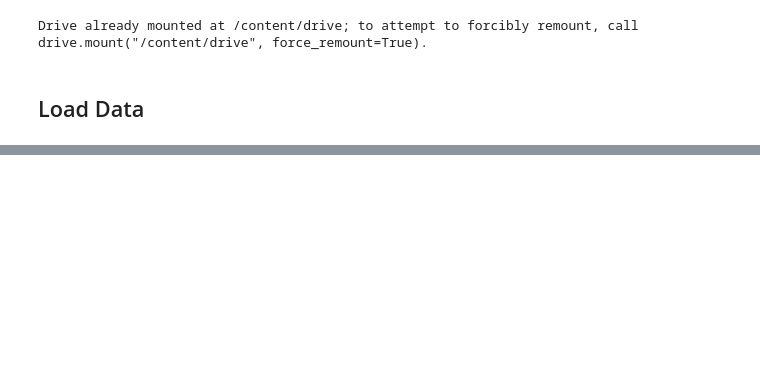
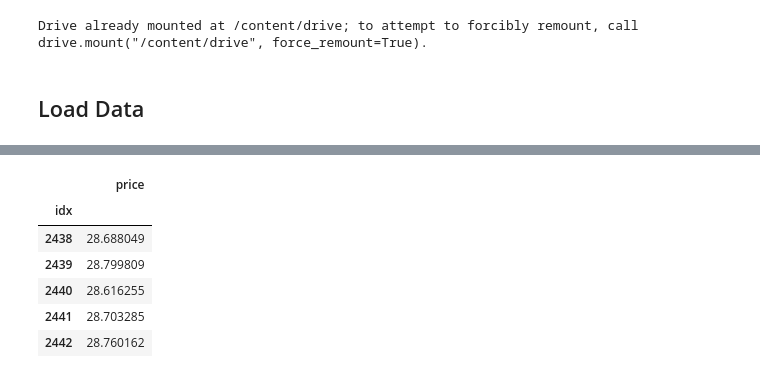
Before and after one commit to kconstable/market_predictions, a Jupyter notebook: data_preprocessing.ipynb, the cells around one changed output, grey strips where cells are left out. Saved outputs shown, nothing was run; the diff lists cells and outputs as text; code cells hidden in the pictures; blank space fills up the shorter version.

```diff
--- a/data_preprocessing.ipynb
+++ b/data_preprocessing.ipynb
@@ -19,5 +25,5 @@ Drive already mounted at /content/drive; to attempt to forcibly remount, call dr
 # %% [markdown]
 ## Load Data
 # %%
-# df = pd.read_pickle('/content/drive/MyDrive/Colab Notebooks/data/market_data_full.pickle')
-df = pd.read_pickle('/content/drive/MyDrive/Colab Notebooks/data/market_data_compact.pickle')
+df = pd.read_pickle('/content/drive/MyDrive/Colab Notebooks/data/market_data_full.pickle')
+# df = pd.read_pickle('/content/drive/MyDrive/Colab Notebooks/data/market_data_compact.pickle')
@@ -174,0 +421,15 @@ The last value in the training batch should match the first value in the predict
+# %%
+np.random.seed(seed)
+model = create_lstm_model(config,x_train)
+
+history = model.fit(x_train,
+                    y_train,
+                    batch_size=config['train']['batch_size'],
+                    epochs=config['train']['epochs'],
+                    callbacks = [config['train']['early_stop']],
+                    validation_split =0.10,
+                    verbose = 0
+                    )
+
+calculate_performance(x_test,y_test,model,scaler)
+plot_training_metrics(history)
@@ -174,0 +455,62 @@ The last value in the training batch should match the first value in the predict
+# %%
+
+# Plot train+test+predict
+# test numbers don't line up
+#=> check create paritions to see why the number of records don't match
+
+
+# train data
+train_unscaled = scaler.inverse_transform(train_x)
+df_train=pd.DataFrame(train_unscaled[:,idx_close])
+df_train.columns=['price']
+print(df_train.shape)
+
+
+# test data
+test_unscaled = scaler.inverse_transform(test_x)
+df_test = pd.DataFrame(test_unscaled[:,idx_close])
+df_test.columns = ['price']
+
+
+# reindex the the test set to start from the train set
+idx_last_train = df_train.shape[0]
+idx_last_test = df_test.shape[0]
+idx_rng = list(range(idx_last_train,idx_last_train + idx_last_test))
+
+df_test['idx'] = idx_rng
+df_test.set_index('idx',drop=True,inplace=True)
+print(df_test.shape)
+
+
+
+# get the predictions
+y_pred = model.predict(x_test)
+
+# convert units back to the original scale
+y_pred_unscaled = scaler.inverse_transform(y_pred)
+
+# reset the index to align with the train/test indexes
+# idx will be supplied by the caller function
+idx = y_test_unscaled.shape[0]-1
+idx_pred_start = idx_last_train  + idx_last_test -(idx_last_test - idx)
+idx_rng = list(range(idx_pred_start,idx_pred_start+n_predict))
+
+
+
+y_pred =y_pred_unscaled[idx,:]
+df_pred = pd.DataFrame(y_pred)
+df_pred.columns =['price']
+df_pred['idx']=idx_rng
+df_pred.set_index('idx',drop=True,inplace=True)
+print(df_pred.shape)
+
+
+fig = go.Figure()
+fig.add_trace(go.Scatter(x=df_train.index,y=df_train.price,name='Train'))
+fig.add_trace(go.Scatter(x=df_test.index,y=df_test.price,name='Test'))
+fig.add_trace(go.Scatter(x=df_pred.index,y=df_pred.price,name='Predict'))
+fig.show()
+
+print(idx,idx_last_train,idx_last_test,idx_pred_start)
+df_pred
+# %% [output]
@@ -174,0 +522,7 @@ The last value in the training batch should match the first value in the predict
+|  | price |
+| idx |  |
+| 2438 | 28.688049 |
+| 2439 | 28.799809 |
+| 2440 | 28.616255 |
+| 2441 | 28.703285 |
+| 2442 | 28.760162 |
```
Also changed, not shown: parts of 26 cells of this notebook.
